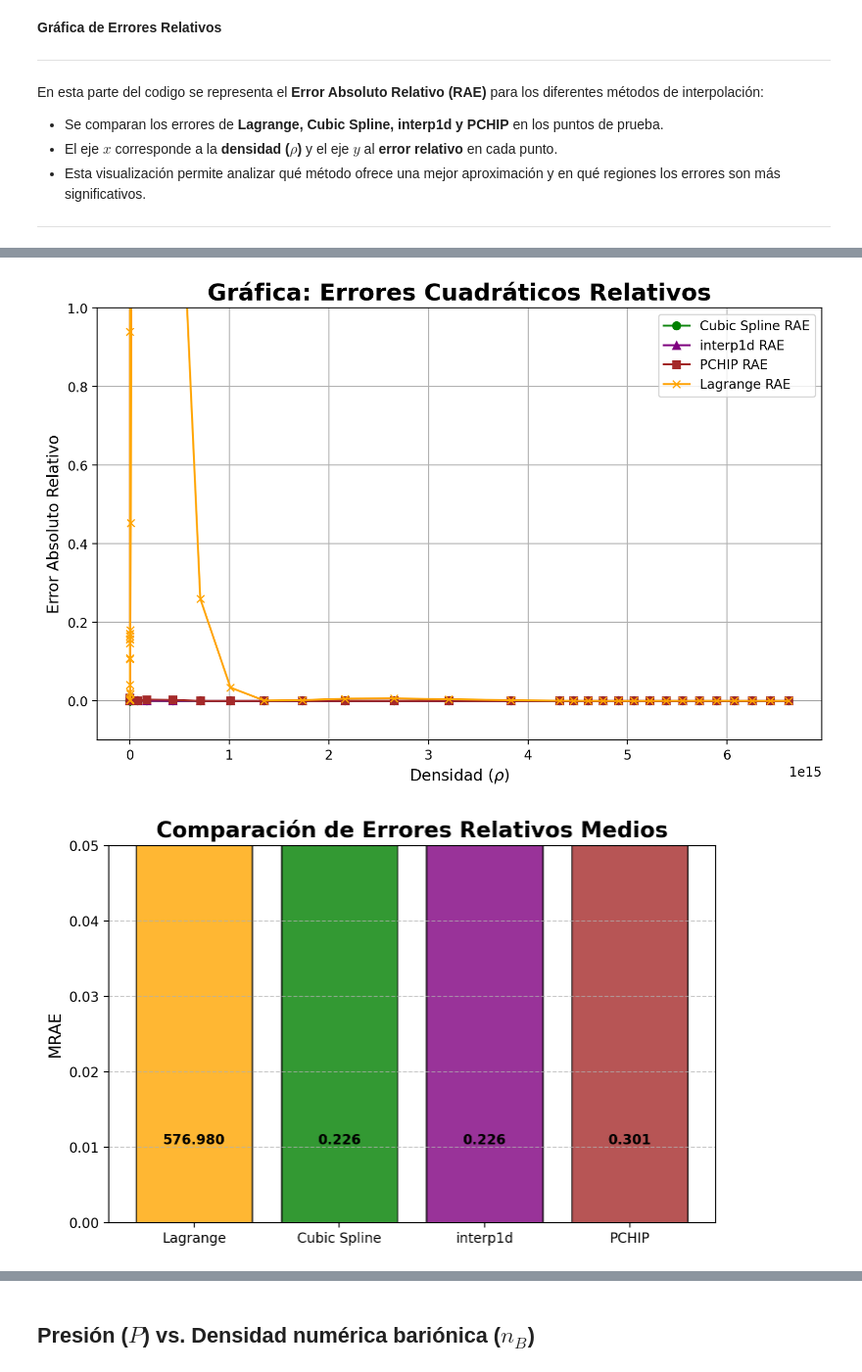
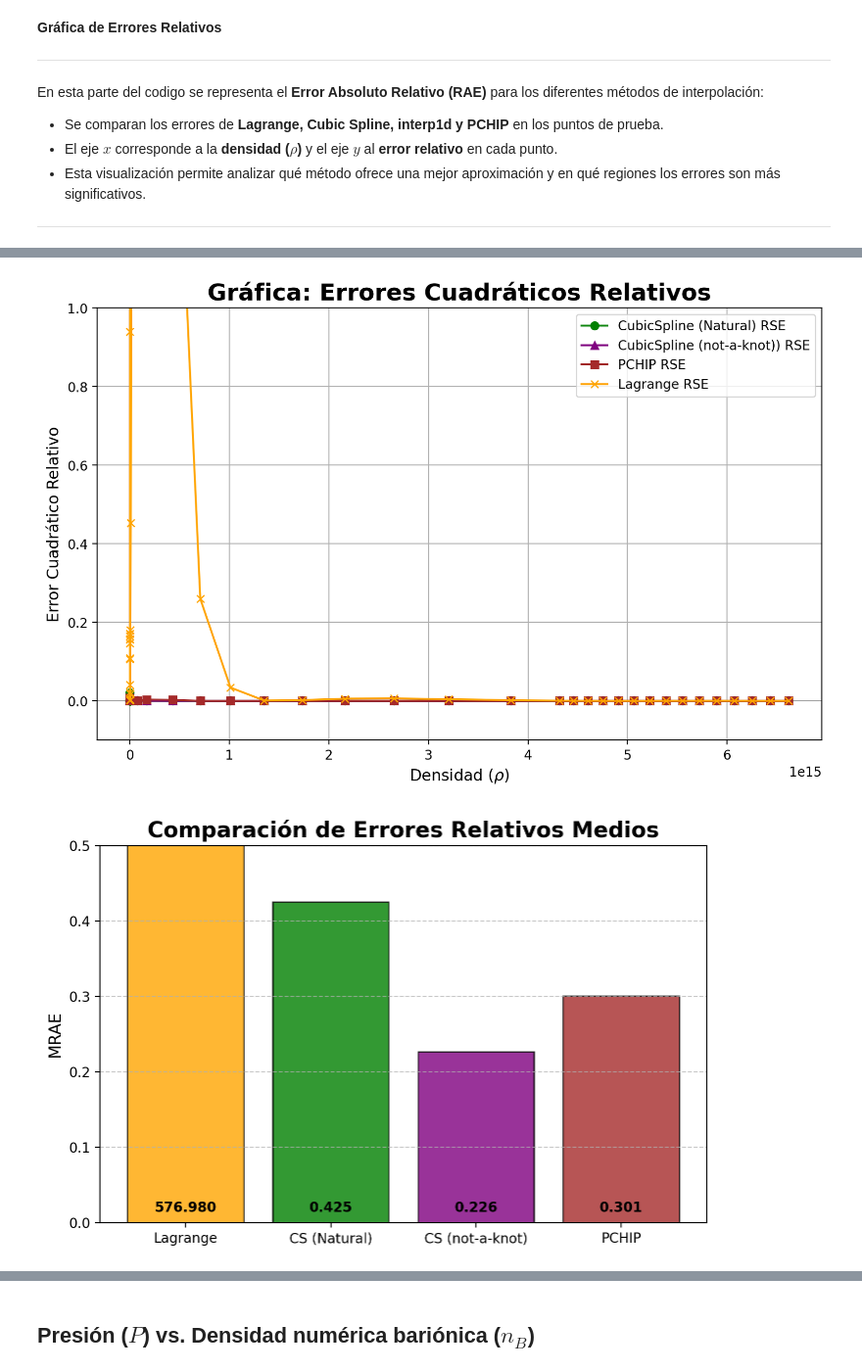
Before and after one commit to MiguelSAQ/Universidad-Industrial-de-Santander, a Jupyter notebook: Aplicaciones Computacionales/Ecuación_de_estado.ipynb, the cells around one changed output, grey strips where cells are left out. Shown at 98% size. Cells and saved outputs as stored; diff of their text form; code cells hidden in the pictures.

```diff
--- a/Aplicaciones Computacionales/Ecuación_de_estado.ipynb
+++ b/Aplicaciones Computacionales/Ecuación_de_estado.ipynb
@@ -182,10 +182,10 @@ En esta parte del código, vamos a crear nuestras interpolaciones usando los pun
 
 ---
 # %%
-CubicSpline_INT = CubicSpline(Xtrain1, Ytrain1)            # CubicSpline
-interp1d_INT = interp1d(Xtrain1, Ytrain1, kind= "cubic")   # interp1d
-Pchip_INT = PchipInterpolator(Xtrain1, Ytrain1)            # PchipInterpolator
-Lagrange_INT = lagrange(XtrainL1, YtrainL1)                  # lagrange
+CubicSpline_INT = CubicSpline(Xtrain1, Ytrain1, bc_type = "natural")   # CubicSpline (natural)
+interp1d_INT = interp1d(Xtrain1, Ytrain1, kind= "cubic")               # CubicSpline (not-a-knot)
+Pchip_INT = PchipInterpolator(Xtrain1, Ytrain1)                        # PchipInterpolator
+Lagrange_INT = lagrange(XtrainL1, YtrainL1)                            # lagrange
 
 X1 = np.linspace(Xtrain1[0], Xtrain1[-1],100) # Puntos para las graficas
 # %% [markdown]
@@ -368,14 +368,14 @@ plt.show()
 plt.figure(figsize=(10,6))
 
 # Error absoluto relativo
-plt.plot(Xtest1, RSE_CubicSpline1, label="Cubic Spline RAE", marker="o", color="green", ms=6)
-plt.plot(Xtest1, RSE_interp1d1, label="interp1d RAE", marker="^", color="purple", ms=6)
-plt.plot(Xtest1, RSE_Pchip1, label="PCHIP RAE", marker="s", color="brown", ms=6)
-plt.plot(Xtest1, RSE_Lagrange1, label="Lagrange RAE", marker="x", color="orange", ms=6)
+plt.plot(Xtest1, RSE_CubicSpline1, label="CubicSpline (Natural) RSE", marker="o", color="green", ms=6)
+plt.plot(Xtest1, RSE_interp1d1, label="CubicSpline (not-a-knot)) RSE", marker="^", color="purple", ms=6)
+plt.plot(Xtest1, RSE_Pchip1, label="PCHIP RSE", marker="s", color="brown", ms=6)
+plt.plot(Xtest1, RSE_Lagrange1, label="Lagrange RSE", marker="x", color="orange", ms=6)
 
 plt.title("Gráfica: Errores Cuadráticos Relativos", fontweight="bold", fontsize=18)
 plt.xlabel("Densidad ($\\rho$)", fontsize=12)
-plt.ylabel("Error Absoluto Relativo", fontsize=12)
+plt.ylabel("Error Cuadrático Relativo", fontsize=12)
 
 limite = 1
 plt.ylim(-limite/10, limite)
@@ -384,29 +384,29 @@ plt.legend()
 plt.grid()
 plt.show()
 # %% [output]
-[figure, old version]
+[figure, new version]
 # %%
 # Valores de MRAE
 mrae_values1 = [MRAE_Lagrange1, MRAE_CubicSpline1, MRAE_interp1d1, MRAE_Pchip1]
-labels1 = ["Lagrange", "Cubic Spline", "interp1d", "PCHIP"]
+labels1 = ["Lagrange", "CS (Natural)", "CS (not-a-knot)", "PCHIP"]
 
 
 # Barplot MRAE
 plt.figure(figsize=(8,5))
 bars = plt.bar(labels1, mrae_values1, color=["orange", "green", "purple", "brown"], alpha=0.8, edgecolor="black")
 
 plt.title("Comparación de Errores Relativos Medios", fontsize=16, fontweight="bold")
 plt.ylabel("MRAE", fontsize=12)
 plt.grid(axis="y", linestyle="--", alpha=0.7)
-plt.ylim(0,0.05)
+plt.ylim(0,0.5)
 
 # Agrregar texto
 for bar, value in zip(bars, mrae_values1):
     plt.text(bar.get_x() + bar.get_width()/2, 0.01, f"{value:.3f}", ha="center", va="bottom", fontsize=10, color="black", fontweight="bold")
 
 plt.show()
 # %% [output]
-[figure, old version]
+[figure, new version]
 # %%
 
 mrse_values1 = [MRSE_Lagrange, MRSE_CubicSpline, MRSE_interp1d, MRSE_Pchip]
```
Also changed, not shown: parts of 12 cells of this notebook, 1 other file.
